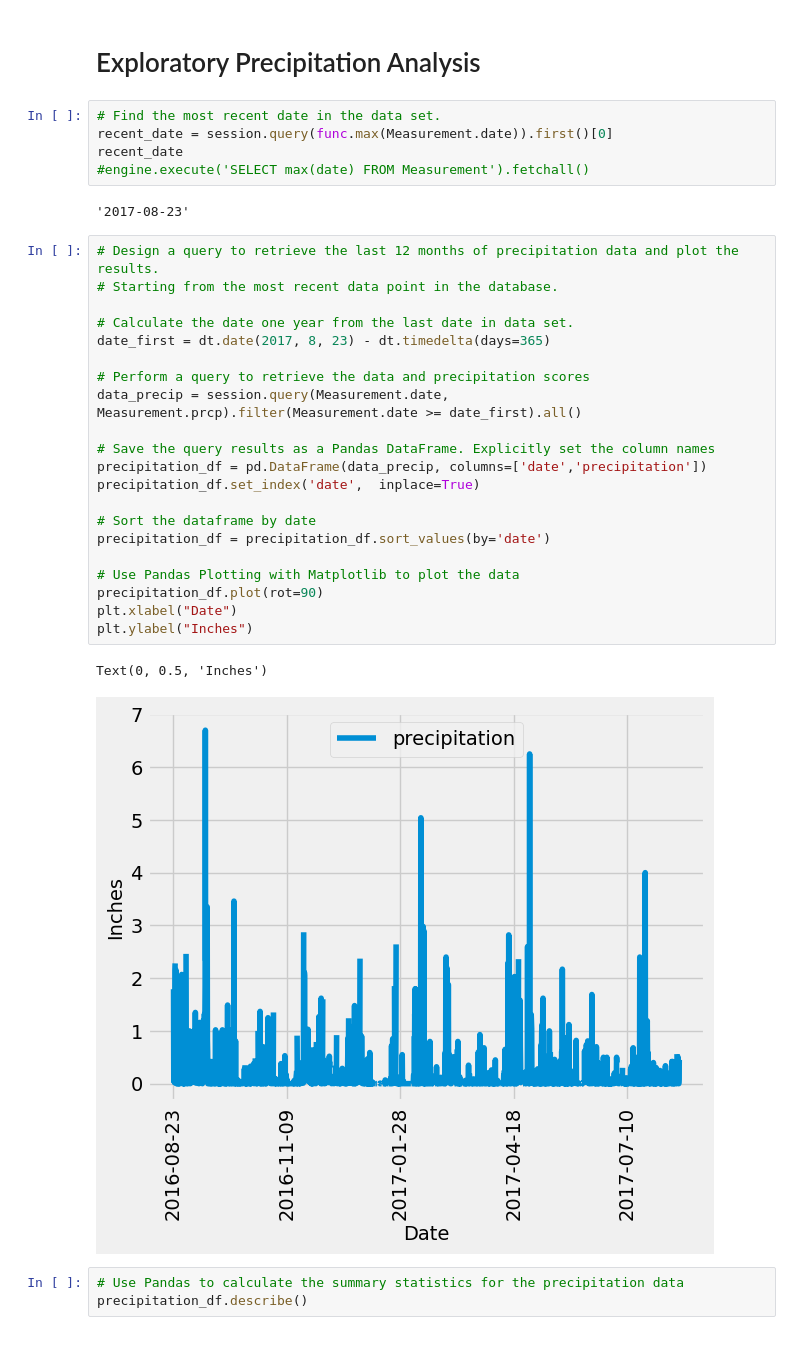
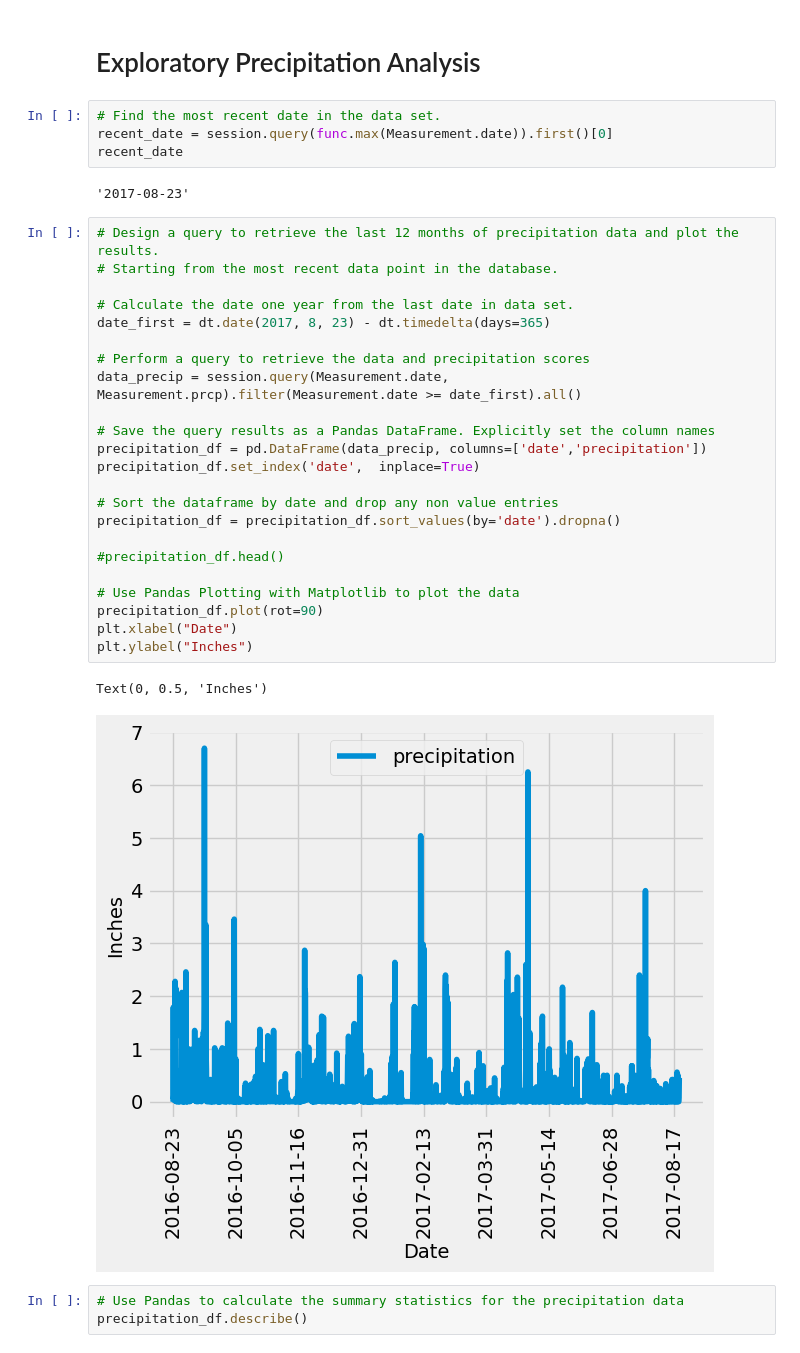
Before and after one commit to IRTakan/SQLAlchemy-Challenge, a Jupyter notebook: SurfsUp/climate.ipynb, the cells around one changed output. Cells and saved outputs as stored; diff of their text form.

```diff
--- a/SurfsUp/climate.ipynb
+++ b/SurfsUp/climate.ipynb
@@ -41,33 +41,34 @@ session = Session(engine)
 # Find the most recent date in the data set.
 recent_date = session.query(func.max(Measurement.date)).first()[0]
 recent_date
-#engine.execute('SELECT max(date) FROM Measurement').fetchall()
 # %% [output]
 '2017-08-23'
 # %%
 # Design a query to retrieve the last 12 months of precipitation data and plot the results.
 # Starting from the most recent data point in the database.
 
 # Calculate the date one year from the last date in data set.
 date_first = dt.date(2017, 8, 23) - dt.timedelta(days=365)
 
 # Perform a query to retrieve the data and precipitation scores
 data_precip = session.query(Measurement.date, Measurement.prcp).filter(Measurement.date >= date_first).all()
 
 # Save the query results as a Pandas DataFrame. Explicitly set the column names
 precipitation_df = pd.DataFrame(data_precip, columns=['date','precipitation'])
 precipitation_df.set_index('date',  inplace=True)
 
-# Sort the dataframe by date
-precipitation_df = precipitation_df.sort_values(by='date')
+# Sort the dataframe by date and drop any non value entries
+precipitation_df = precipitation_df.sort_values(by='date').dropna()
+
+#precipitation_df.head()
 
 # Use Pandas Plotting with Matplotlib to plot the data
 precipitation_df.plot(rot=90)
 plt.xlabel("Date")
 plt.ylabel("Inches")
 # %% [output]
 Text(0, 0.5, 'Inches')
-[figure, old version]
+[figure, new version]
 # %%
 # Use Pandas to calculate the summary statistics for the precipitation data
 precipitation_df.describe()
```
Also changed, not shown: 1 other file.
